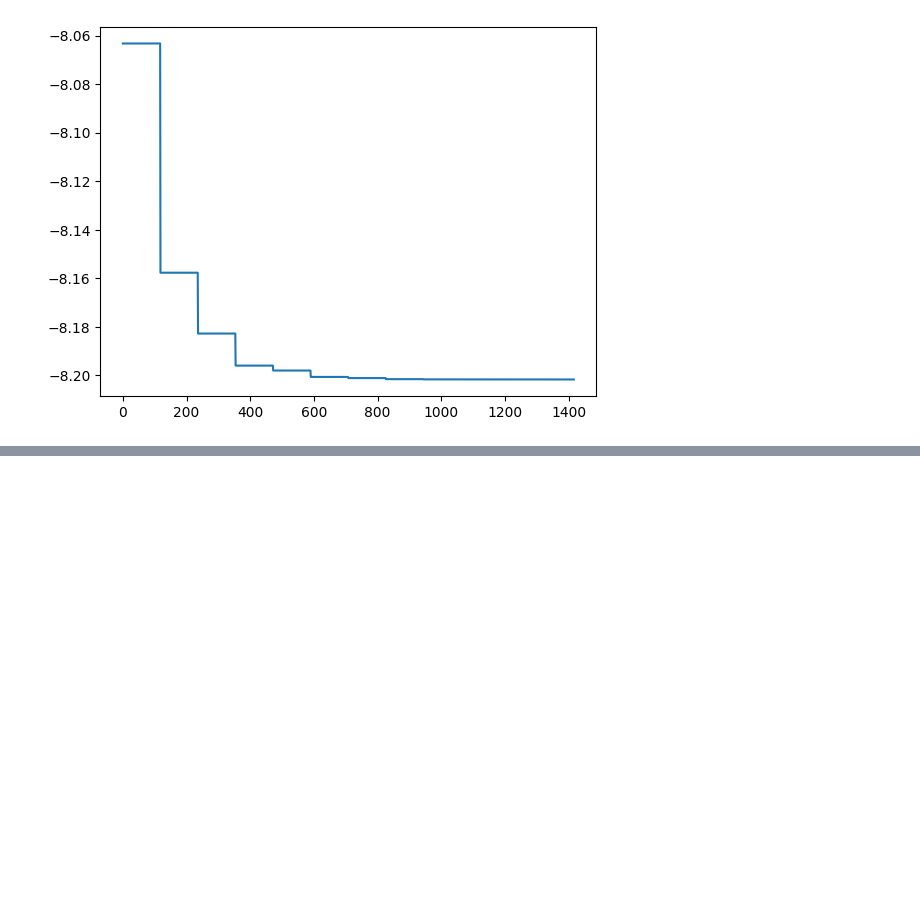
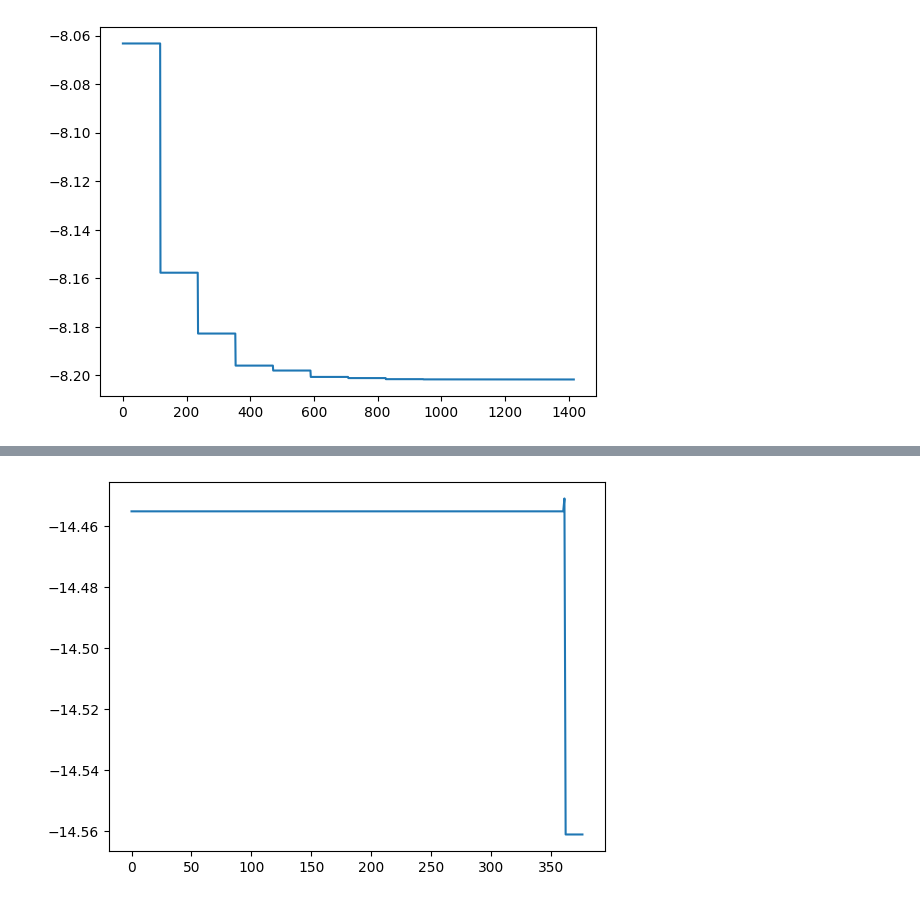
Before and after one commit to azhar-ikhtiarudin/variational-quantum-eigensolver, a Jupyter notebook: Qiskit/N2H4/vqe_n2h4.ipynb, the cells around one changed output, grey strips where cells are left out. Drawn from its saved outputs; the diff is of its cells as text; code cells hidden in the pictures; blank space fills up the shorter version.

Commit message:
add 2 4 active space configuration

```diff
--- a/Qiskit/N2H4/vqe_n2h4.ipynb
+++ b/Qiskit/N2H4/vqe_n2h4.ipynb
@@ -332,0 +334,11 @@ for i in range(1):
+# %%
+plt.plot(values)
+config = [8,8]
+file_path = f"data/N2H4_{config[0]}_{config[1]}.txt"
+# Open the file in write mode
+with open(file_path, "w") as file:
+    # Write each element of the array to a new line
+    for element in values:
+        file.write(str(element) + "\n")
+# %% [output]
+[figure, added]
```
Also changed, not shown: parts of 3 cells of this notebook, 2 other files.
